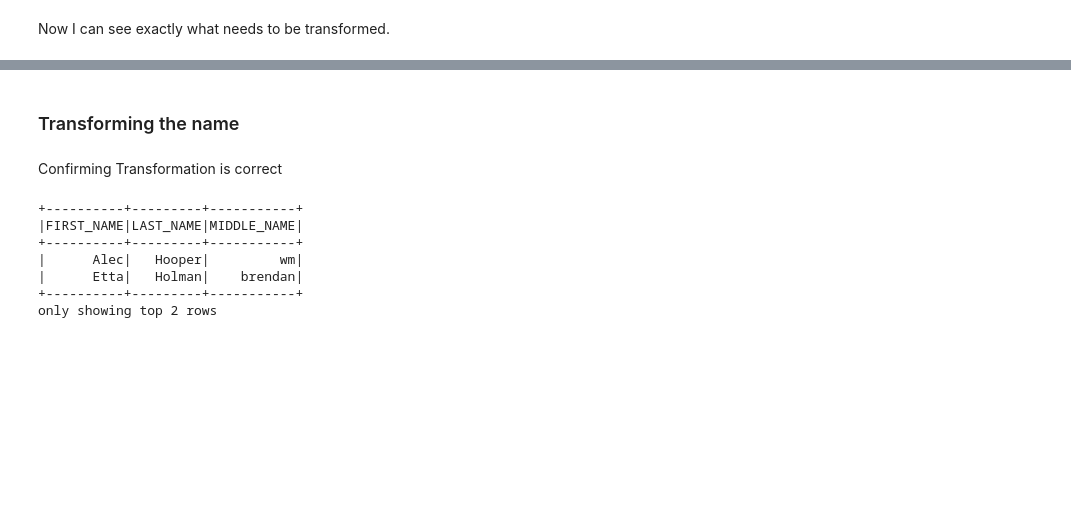
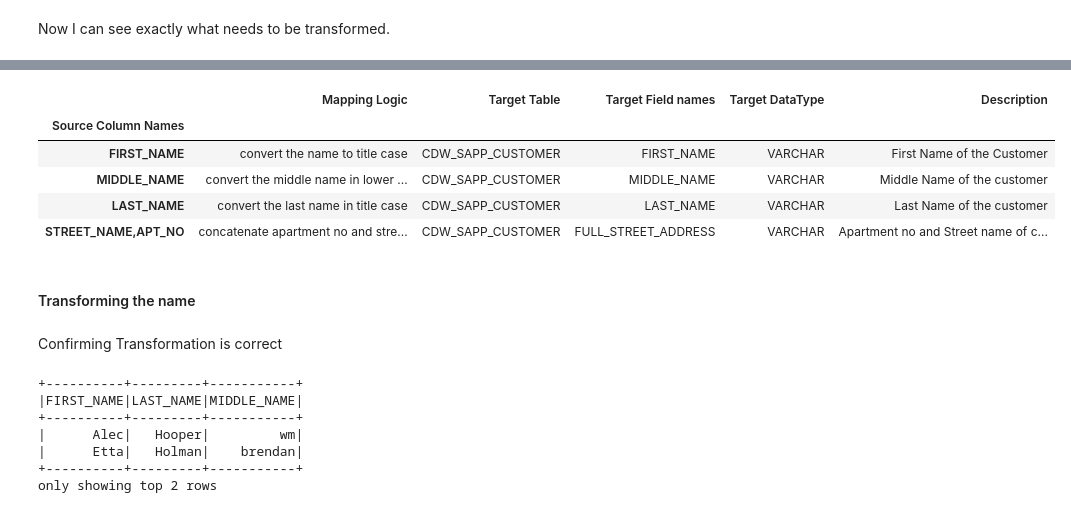
Before and after one commit to The-Captain-William/Per-Scholas-Capstone, a Jupyter notebook: main/ETL/ETL_2_json_to_sql.ipynb, the cells around one changed output, grey strips where cells are left out. Drawn from its saved outputs; the diff is of its cells as text; code cells hidden in the pictures; blank space fills up the shorter version.

```diff
--- a/main/ETL/ETL_2_json_to_sql.ipynb
+++ b/main/ETL/ETL_2_json_to_sql.ipynb
@@ -222,5 +198,16 @@ only showing top 2 rows
+# %%
+customer_transform_guide.set_index('Source Column Names', inplace=True)
+# %%
+customer_transform_guide.filter(like='NAME', axis=0)
+# %% [output]
+|  | Mapping Logic | Target Table | Target Field names | Target DataType | Description |
+| Source Column Names |  |  |  |  |  |
+| FIRST_NAME | convert the name to title case | CDW_SAPP_CUSTOMER | FIRST_NAME | VARCHAR | First Name of the Customer |
+| MIDDLE_NAME | convert the middle name in lower ... | CDW_SAPP_CUSTOMER | MIDDLE_NAME | VARCHAR | Middle Name of the customer |
+| LAST_NAME | convert the last name in title case | CDW_SAPP_CUSTOMER | LAST_NAME | VARCHAR | Last Name of the customer |
+| STREET_NAME,APT_NO | concatenate apartment no and stre... | CDW_SAPP_CUSTOMER | FULL_STREET_ADDRESS | VARCHAR | Apartment no and Street name of c... |
 # %% [markdown]
-### Transforming the name
+#### Transforming the name
 # %%
 customer_df_backup = customer_df
 # %%
```
Also changed, not shown: parts of 38 cells of this notebook.
